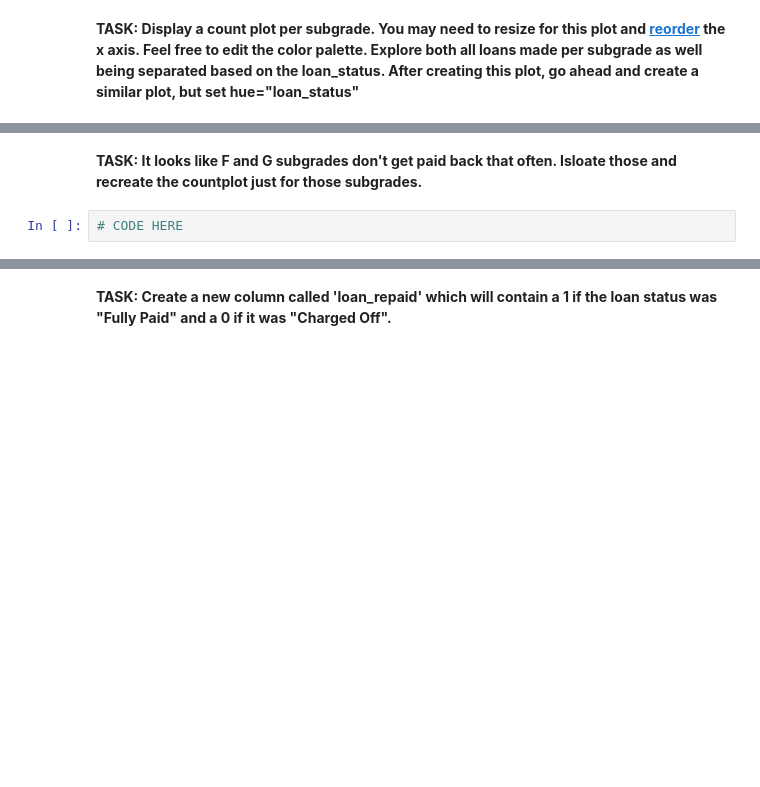
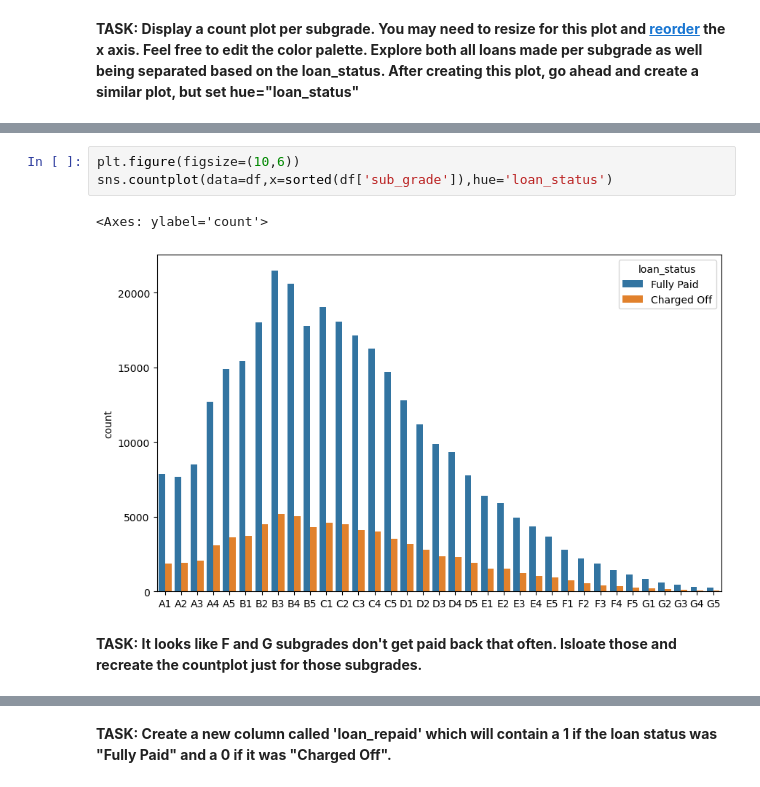
Before and after one commit to ferrpm/Python-DataScience-MachineLearning-Bootcamp, a Jupyter notebook: TensorFlow/ANNs/Keras-Project.ipynb, the cells around one changed output, grey strips where cells are left out. Saved outputs shown, nothing was run; the diff lists cells and outputs as text; blank space fills up the shorter version.

```diff
--- a/TensorFlow/ANNs/Keras-Project.ipynb
+++ b/TensorFlow/ANNs/Keras-Project.ipynb
@@ -385,4 +387,8 @@ sns.countplot(data=df,x='grade',hue='loan_status')
+# %%
+plt.figure(figsize=(10,6))
+sns.countplot(data=df,x=sorted(df['sub_grade']),hue='loan_status')
+# %% [output]
+<Axes: ylabel='count'>
+[figure, added]
 # %% [markdown]
 **TASK: It looks like F and G subgrades don't get paid back that often. Isloate those and recreate the countplot just for those subgrades.**
-# %%
-# CODE HERE
```
Also changed, not shown: parts of 47 cells of this notebook.
